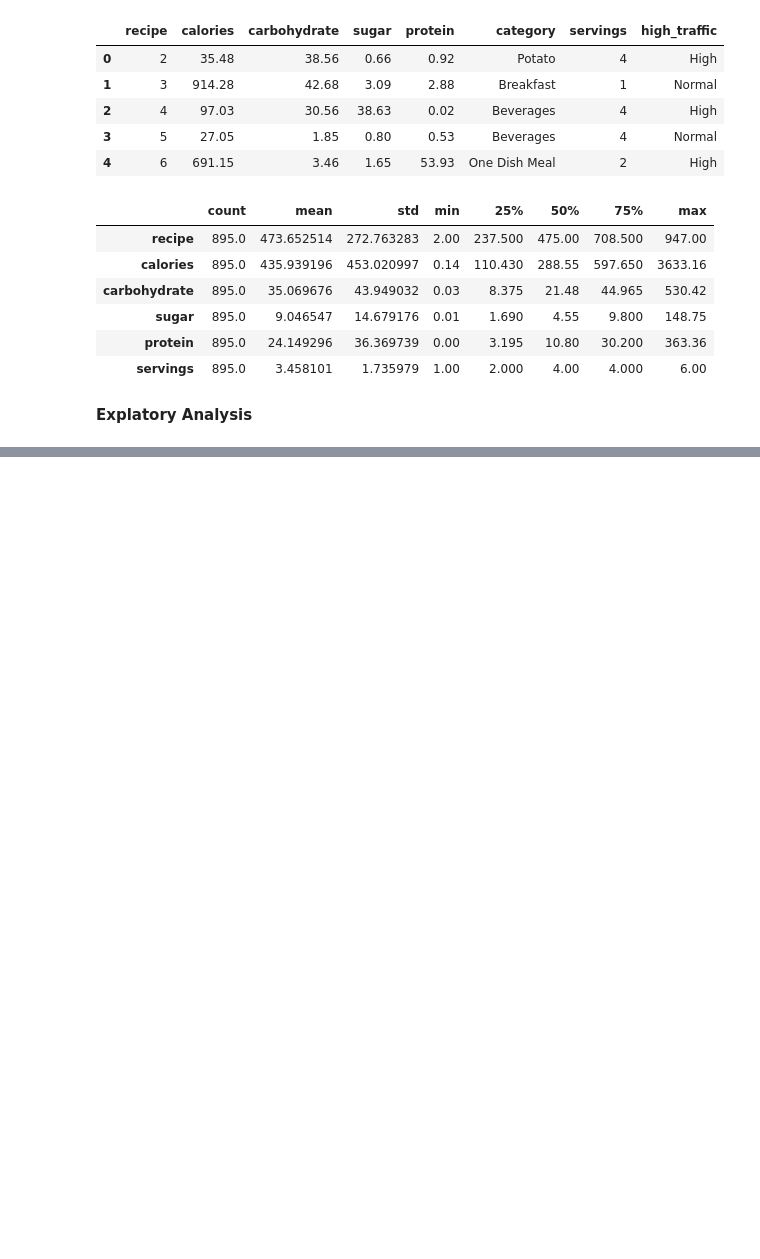
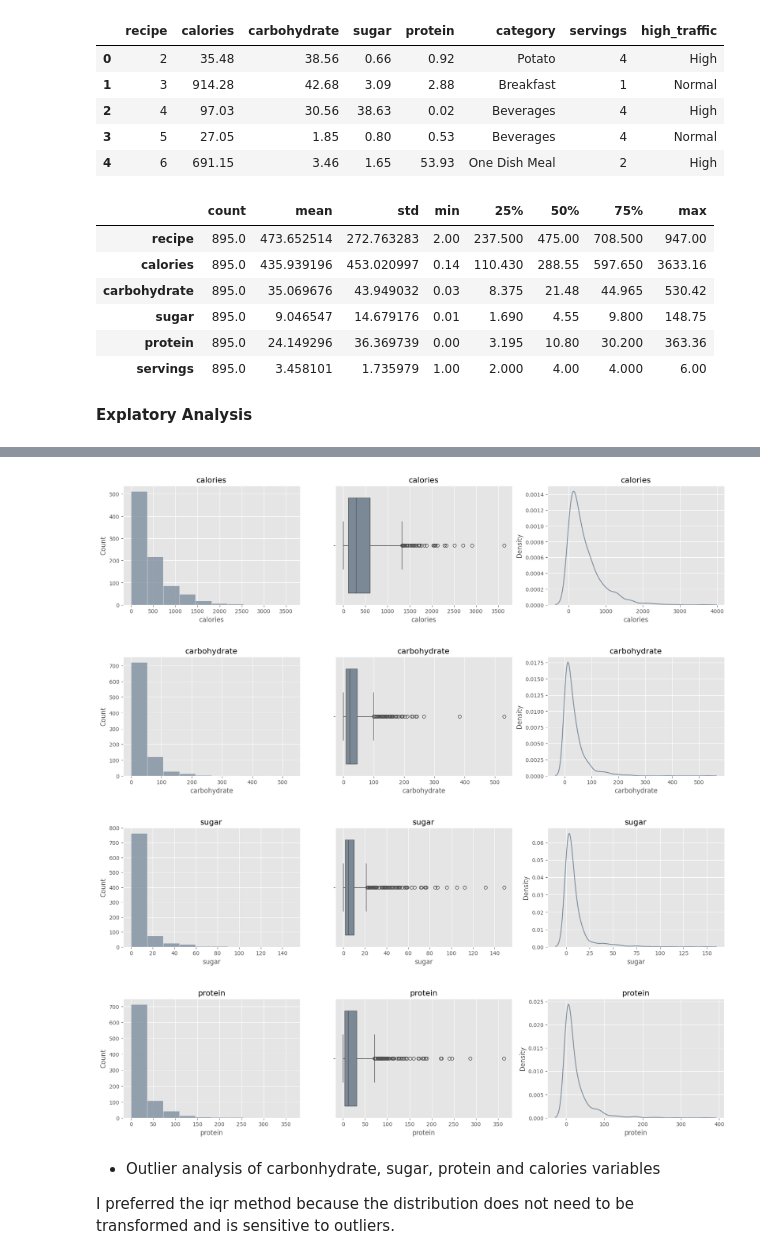
Before and after one commit to kntvrl/predicting_high_traffic_recipes_project, a Jupyter notebook: recipe.ipynb, the cells around one changed output, grey strips where cells are left out. Saved outputs shown, nothing was run; the diff lists cells and outputs as text; code cells hidden in the pictures; blank space fills up the shorter version.

Commit message:
add categorical and numeric analysis

```diff
--- a/recipe.ipynb
+++ b/recipe.ipynb
@@ -146,6 +146,7 @@ NaN     373
 Name: count, dtype: int64
 # %%
 df["high_traffic"].fillna('Normal',inplace=True)
+df["high_traffic"]= df["high_traffic"].astype('category')
 df["high_traffic"].value_counts()
 # %% [output]
 high_traffic
@@ -354,0 +458,11 @@ df.describe().T
+# %%
+single_variable_multiple_plot(df,"float64")
+# %% [output]
+[figure, added]
+[figure, added]
+[figure, added]
+[figure, added]
+# %% [markdown]
+- Outlier analysis of carbonhydrate, sugar, protein and calories variables
+
+I preferred the iqr method because the distribution does not need to be transformed and is sensitive to outliers.
```
Also changed, not shown: parts of 36 cells of this notebook, 1 other file.
